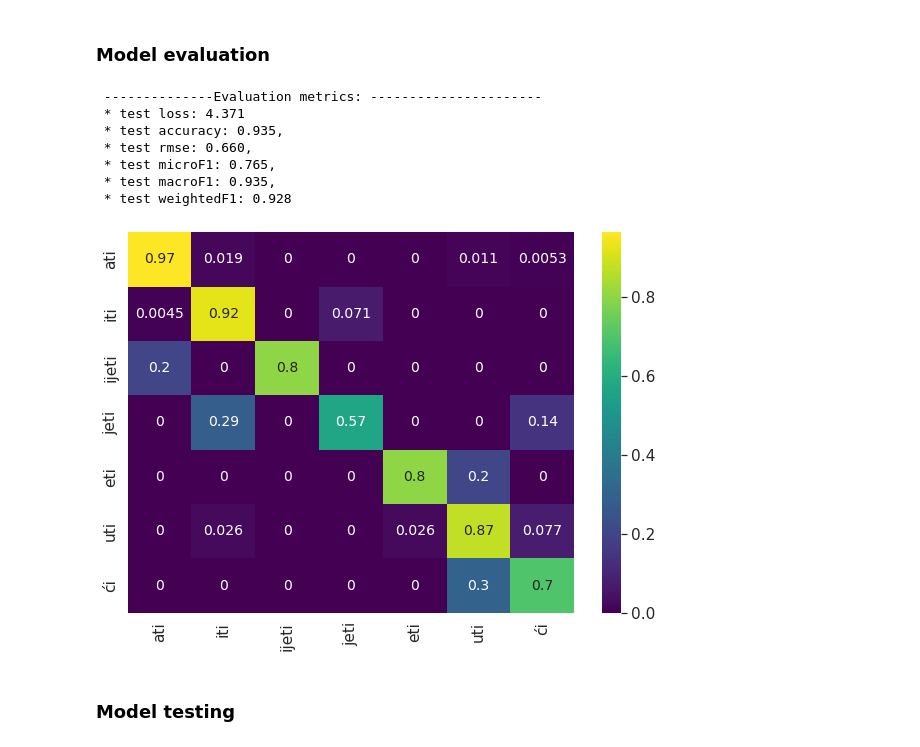
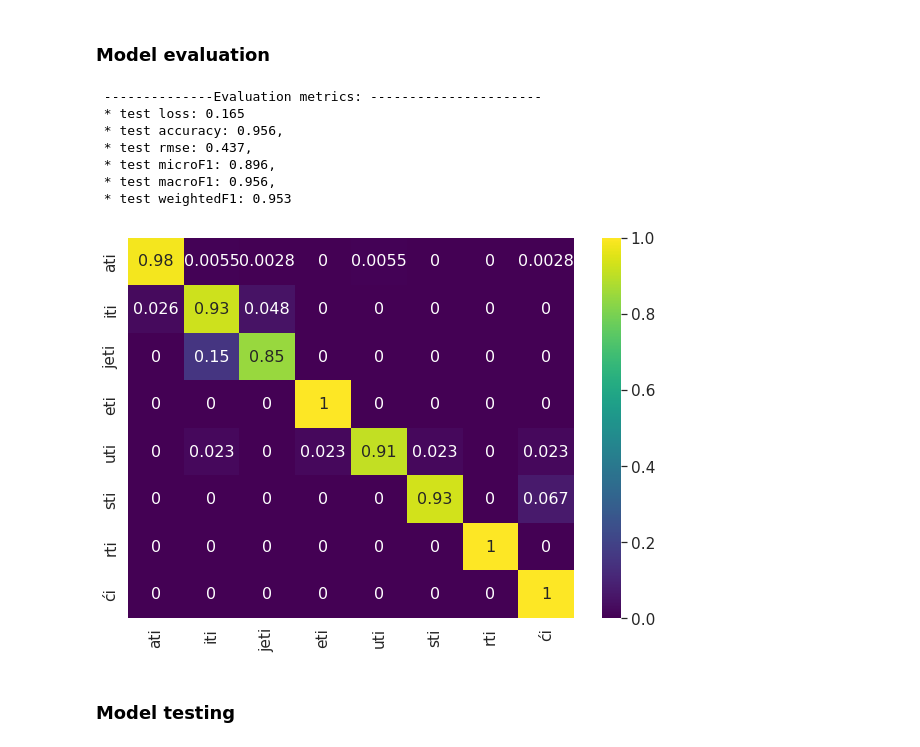
Before and after one commit to dseverdi/HR_verb_classfication, a Jupyter notebook: demo.ipynb, the cells around one changed output. Saved outputs shown, nothing was run; the diff lists cells and outputs as text; code cells hidden in the pictures.

```diff
--- a/demo.ipynb
+++ b/demo.ipynb
@@ -239,18 +239,18 @@ total   &   5334 &  598 &   664 &   6596 \\
 ### Model evaluation
 # %%
 # evaluacija prethodno spremljenog modela
-model_weights_path = 'pres2inf/results/hyperparameters/hp2/model.weights'
+model_weights_path = 'pres2inf/results/model.weights'
 model = loadModel(model_weights_path)
 evaluateOnTestSet(model, test_set,sve_kategorije)
 # %% [output]
  --------------Evaluation metrics: ----------------------
- * test loss: 4.371
- * test accuracy: 0.935,
- * test rmse: 0.660,
- * test microF1: 0.765,
- * test macroF1: 0.935,
- * test weightedF1: 0.928
+ * test loss: 0.165
+ * test accuracy: 0.956,
+ * test rmse: 0.437,
+ * test microF1: 0.896,
+ * test macroF1: 0.956,
+ * test weightedF1: 0.953
-[figure, old version]
+[figure, new version]
 # %% [markdown]
 ### Model testing
 # %%
```
Also changed, not shown: parts of 19 cells of this notebook, 21 other files.
